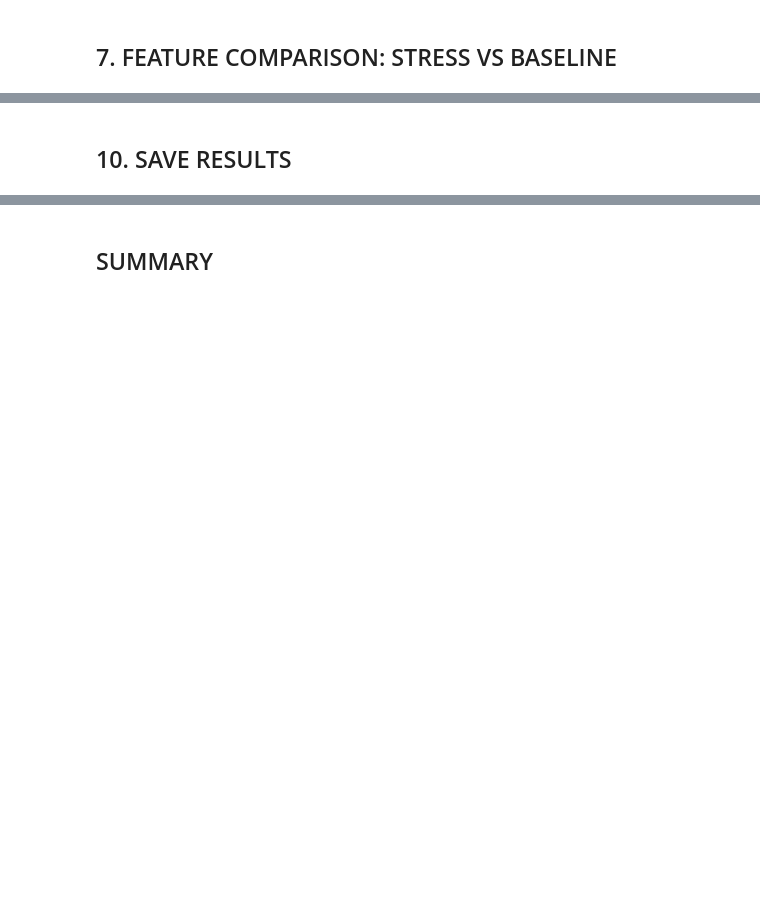
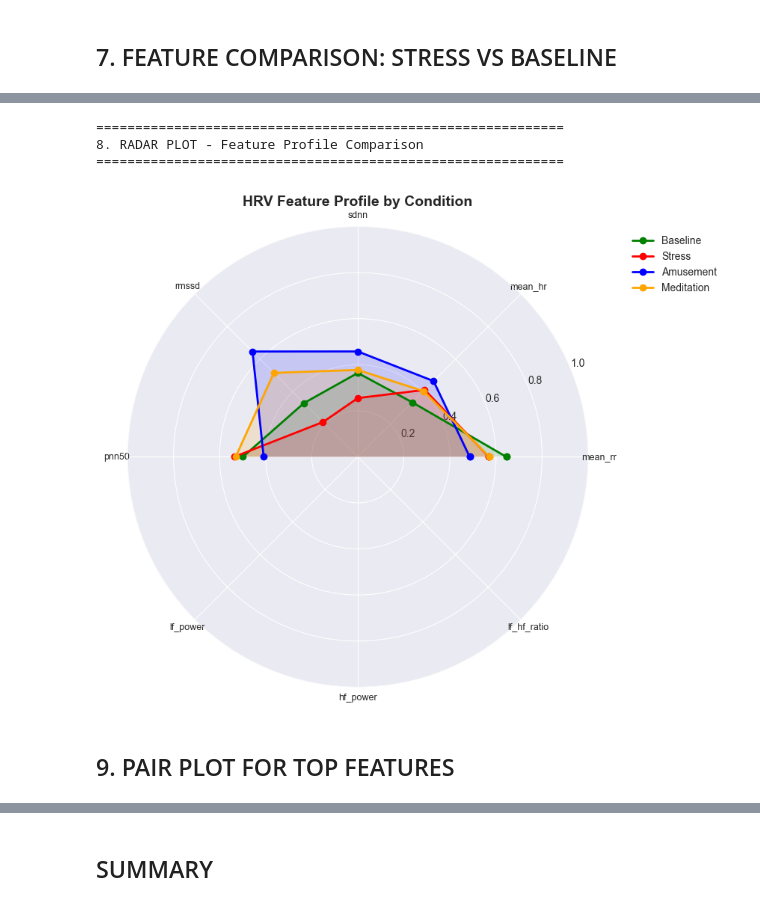
Before and after one commit to ahmedhassan187/ECG-to-stress, a Jupyter notebook: notebooks/02_feature_visualization.ipynb, the cells around one changed output, grey strips where cells are left out. Saved outputs shown, nothing was run; the diff lists cells and outputs as text; code cells hidden in the pictures; blank space fills up the shorter version.

```diff
--- a/notebooks/02_feature_visualization.ipynb
+++ b/notebooks/02_feature_visualization.ipynb
@@ -282,11 +382,11 @@ def display_correlation_table(df, feature_cols, title):
 
 # Display for each condition
 for label_id in [1, 2, 3, 4]:
-    if label_id in features_by_condition and len(features_by_condition[label_id]) > 0:
-        df = features_by_condition[label_id]
+    label_df = df_clean[df_clean['label'] == label_id]
+    if len(label_df) > 0:
         print(f"\n{label_names[label_id]}:")
         corr_matrix = display_correlation_table(
-            df,
+            label_df,
             feature_cols,
             f'Feature Correlation Matrix - {label_names[label_id]}'
         )
@@ -342,14 +442,13 @@ Feature Correlation Matrix - Meditation
 # %% [markdown]
 ## 7. FEATURE COMPARISON: STRESS VS BASELINE
 # %%
-
 print("\n" + "="*60)
 print("7. STRESS VS BASELINE COMPARISON")
 print("="*60)
 
-# Compare stress (label 2) vs baseline (label 1)
-stress_df = features_by_condition.get(2, pd.DataFrame())
-baseline_df = features_by_condition.get(1, pd.DataFrame())
+# Compare stress (label 2) vs baseline (label 1) using df_clean
+stress_df = df_clean[df_clean['label'] == 2]
+baseline_df = df_clean[df_clean['label'] == 1]
 
 if len(stress_df) > 0 and len(baseline_df) > 0:
     comparison_data = []
@@ -549,2 +537,55 @@ Color palette: {'Baseline (Non-stress)': '#2d7a3e', 'Stress': '#c41e3a', 'Amusem
+# %%
+print("\n" + "="*60)
+print("8. RADAR PLOT - Feature Profile Comparison")
+print("="*60)
+
+# Normalize features for radar plot
+def normalize_features(df, feature_cols):
+    """Normalize features to 0-1 range"""
+    normalized = df[feature_cols].copy()
+    for col in feature_cols:
+        min_val = normalized[col].min()
+        max_val = normalized[col].max()
+        if max_val > min_val:
+            normalized[col] = (normalized[col] - min_val) / (max_val - min_val)
+    return normalized
+
+# Get normalized features for each condition
+normalized_features = {}
+for label_id in [1, 2, 3, 4]:
+    label_df = df_clean[df_clean['label'] == label_id]
+    if len(label_df) > 0:
+        df_norm = normalize_features(label_df, feature_cols)
+        normalized_features[label_id] = df_norm.mean()
+
+# Create radar plot
+fig, ax = plt.subplots(figsize=(10, 8), subplot_kw=dict(projection='polar'))
+
+# Number of features
+N = len(feature_cols)
+angles = np.linspace(0, 2 * np.pi, N, endpoint=False).tolist()
+angles += angles[:1]  # Close the loop
+
+for label_id in [1, 2, 3, 4]:
+    if label_id in normalized_features:
+        values = [normalized_features[label_id][feature] for feature in feature_cols]
+        values += values[:1]  # Close the loop
+
+        ax.plot(angles, values, 'o-', linewidth=2,
+                color=label_colors[label_id], label=label_names[label_id])
+        ax.fill(angles, values, alpha=0.15, color=label_colors[label_id])
+
+ax.set_xticks(angles[:-1])
+ax.set_xticklabels(feature_cols, fontsize=9)
+ax.set_ylim(0, 1)
+ax.set_title('HRV Feature Profile by Condition', fontsize=14, fontweight='bold', pad=20)
+ax.legend(loc='upper right', bbox_to_anchor=(1.3, 1.0))
+ax.grid(True)
+plt.show()
+# %% [output]
+============================================================
+8. RADAR PLOT - Feature Profile Comparison
+============================================================
+[figure, new version]
 # %% [markdown]
-## 10. SAVE RESULTS
+## 9. PAIR PLOT FOR TOP FEATURES
```
Also changed, not shown: parts of 23 cells of this notebook, 7 other files.
